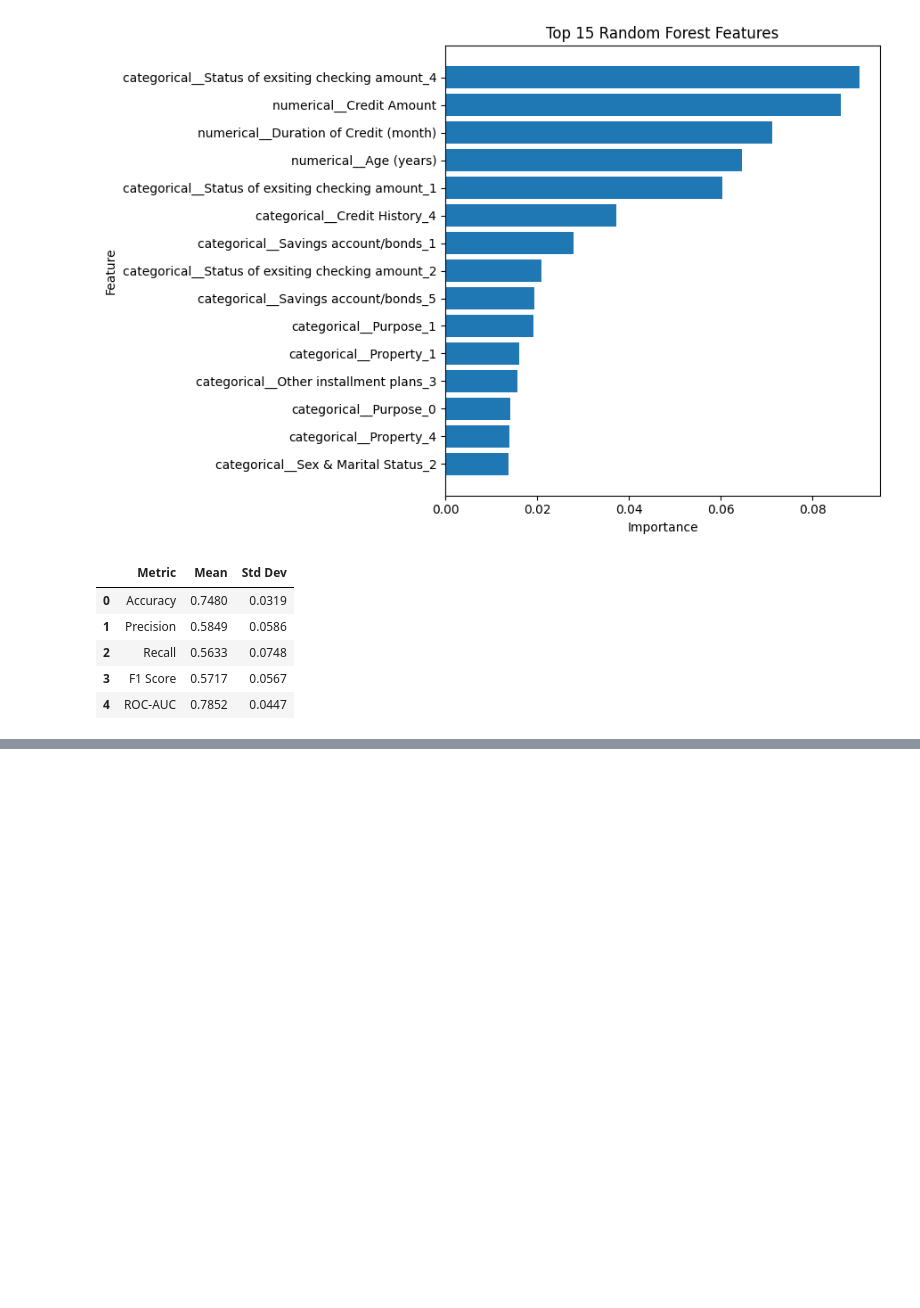
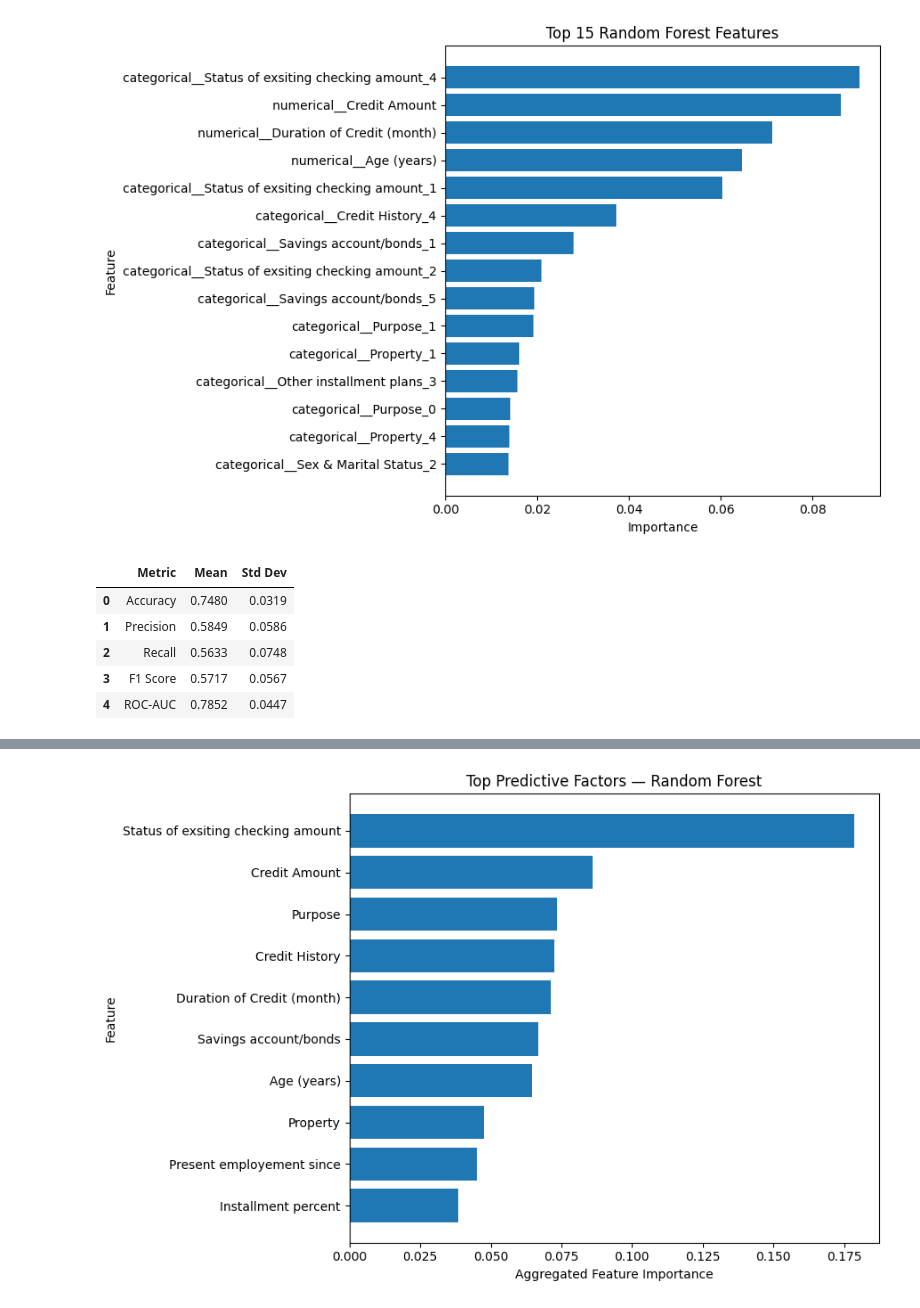
Before and after one commit to Darshh16/Credit_Risk_Analysis, a Jupyter notebook: notebooks/credit_risk_analysis.ipynb, the cells around one changed output, grey strips where cells are left out. Saved outputs shown, nothing was run; the diff lists cells and outputs as text; code cells hidden in the pictures; blank space fills up the shorter version.

```diff
--- a/notebooks/credit_risk_analysis.ipynb
+++ b/notebooks/credit_risk_analysis.ipynb
@@ -1350,0 +1671,22 @@ cv_summary.round(4)
+# %%
+top_features = (
+    aggregated_importance
+    .head(10)
+    .sort_values("Importance")
+)
+
+plt.figure(figsize=(9, 6))
+
+plt.barh(
+    top_features["Original_Feature"],
+    top_features["Importance"]
+)
+
+plt.xlabel("Aggregated Feature Importance")
+plt.ylabel("Feature")
+plt.title("Top Predictive Factors — Random Forest")
+
+plt.tight_layout()
+plt.show()
+# %% [output]
+[figure, added]
```
Also changed, not shown: parts of 13 cells of this notebook.
